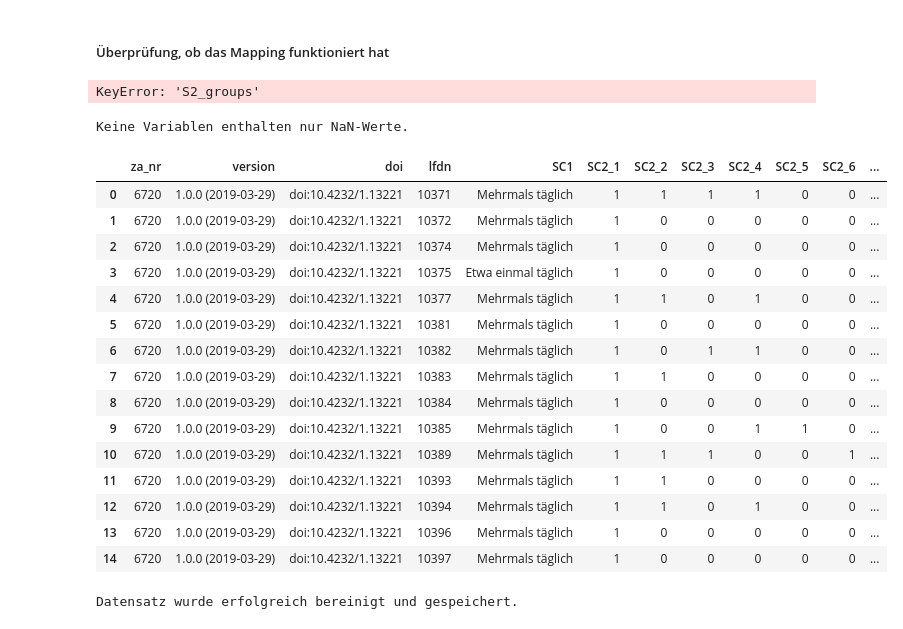
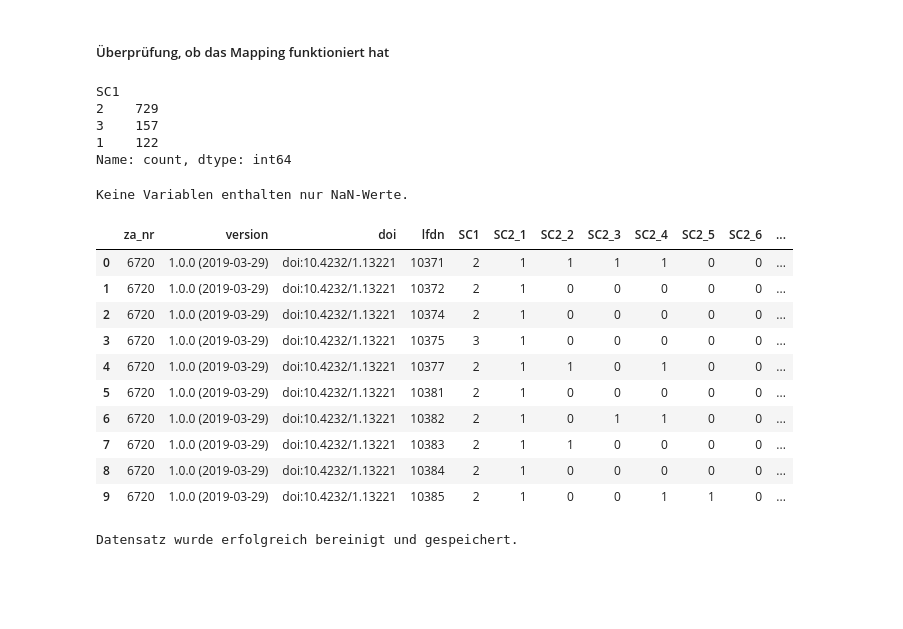
Before and after one commit to lara-polat/python_kurs, a Jupyter notebook: Project_Datenbereinigung.ipynb, the cells around one changed output. Drawn from its saved outputs; the diff is of its cells as text; code cells hidden in the pictures; blank space fills up the shorter version.

```diff
--- a/Project_Datenbereinigung.ipynb
+++ b/Project_Datenbereinigung.ipynb
@@ -454,6 +421,16 @@ Weiblich    499
 Name: count, dtype: int64
 # %% [markdown]
 #### Überschreiben der Likert-Skalen
+# %%
+# Mapping für SC1
+
+sc1_mapping = {
+    "(Fast) die ganze Zeit / ständig": 1,
+    "Mehrmals täglich": 2,
+    "Etwa einmal täglich": 3,
+}
+
+df_renamed["SC1"] = df_renamed["SC1"].apply(lambda x: sc1_mapping[x] if x in sc1_mapping else np.nan)
 # %%
 # Mapping für alle A2_*-Variablen (A2_1 bis A2_11)
 a2_mapping = {
@@ -940,16 +917,20 @@ df_renamed["S6"] = df_renamed["S6"].apply(lambda x: s6_mapping[x] if x in s6_map
 # %%
 #Alter überschreiben, sodass es nur noch eine Zahl ist
 
-df_renamed["S2"] = df_renamed["S2"].str.extract(r"(\d+)").astype(float)
+df_renamed["S2"] = df_renamed["S2"].astype(str).str.extract(r"(\d+)").astype(float)
 # %%
 # Haushaltsgröße überschreiben, sodass es nur noch eine Zahl ist
-df_renamed["S3"] = df_renamed["S3"].str.extract(r"(\d+)").astype(float)
+df_renamed["S3"] = df_renamed["S3"].astype(str).str.extract(r"(\d+)").astype(float)
 # %% [markdown]
 ##### Überprüfung, ob das Mapping funktioniert hat
 # %%
-df_renamed['S2_groups'].value_counts(dropna=False)
+df_renamed['SC1'].value_counts(dropna=False)
 # %% [output]
-KeyError: 'S2_groups'
+SC1
+2    729
+3    157
+1    122
+Name: count, dtype: int64
 # %%
 # Neue Altersvariable in Gruppen
 
@@ -1008,24 +989,19 @@ else:
 # %% [output]
 Keine Variablen enthalten nur NaN-Werte.
 # %%
-df_renamed.head(15)
+df_renamed.head(10)
 # %% [output]
 |  | za_nr | version | doi | lfdn | SC1 | SC2_1 | SC2_2 | SC2_3 | SC2_4 | SC2_5 | SC2_6 | ... |
-| 0 | 6720 | 1.0.0 (2019-03-29) | doi:10.4232/1.13221 | 10371 | Mehrmals täglich | 1 | 1 | 1 | 1 | 0 | 0 | ... |
-| 1 | 6720 | 1.0.0 (2019-03-29) | doi:10.4232/1.13221 | 10372 | Mehrmals täglich | 1 | 0 | 0 | 0 | 0 | 0 | ... |
-| 2 | 6720 | 1.0.0 (2019-03-29) | doi:10.4232/1.13221 | 10374 | Mehrmals täglich | 1 | 0 | 0 | 0 | 0 | 0 | ... |
-| 3 | 6720 | 1.0.0 (2019-03-29) | doi:10.4232/1.13221 | 10375 | Etwa einmal täglich | 1 | 0 | 0 | 0 | 0 | 0 | ... |
-| 4 | 6720 | 1.0.0 (2019-03-29) | doi:10.4232/1.13221 | 10377 | Mehrmals täglich | 1 | 1 | 0 | 1 | 0 | 0 | ... |
-| 5 | 6720 | 1.0.0 (2019-03-29) | doi:10.4232/1.13221 | 10381 | Mehrmals täglich | 1 | 0 | 0 | 0 | 0 | 0 | ... |
-| 6 | 6720 | 1.0.0 (2019-03-29) | doi:10.4232/1.13221 | 10382 | Mehrmals täglich | 1 | 0 | 1 | 1 | 0 | 0 | ... |
-| 7 | 6720 | 1.0.0 (2019-03-29) | doi:10.4232/1.13221 | 10383 | Mehrmals täglich | 1 | 1 | 0 | 0 | 0 | 0 | ... |
-| 8 | 6720 | 1.0.0 (2019-03-29) | doi:10.4232/1.13221 | 10384 | Mehrmals täglich | 1 | 0 | 0 | 0 | 0 | 0 | ... |
-| 9 | 6720 | 1.0.0 (2019-03-29) | doi:10.4232/1.13221 | 10385 | Mehrmals täglich | 1 | 0 | 0 | 1 | 1 | 0 | ... |
-| 10 | 6720 | 1.0.0 (2019-03-29) | doi:10.4232/1.13221 | 10389 | Mehrmals täglich | 1 | 1 | 1 | 0 | 0 | 1 | ... |
-| 11 | 6720 | 1.0.0 (2019-03-29) | doi:10.4232/1.13221 | 10393 | Mehrmals täglich | 1 | 1 | 0 | 0 | 0 | 0 | ... |
-| 12 | 6720 | 1.0.0 (2019-03-29) | doi:10.4232/1.13221 | 10394 | Mehrmals täglich | 1 | 1 | 0 | 1 | 0 | 0 | ... |
-| 13 | 6720 | 1.0.0 (2019-03-29) | doi:10.4232/1.13221 | 10396 | Mehrmals täglich | 1 | 0 | 0 | 0 | 0 | 0 | ... |
-| 14 | 6720 | 1.0.0 (2019-03-29) | doi:10.4232/1.13221 | 10397 | Mehrmals täglich | 1 | 0 | 0 | 0 | 0 | 0 | ... |
+| 0 | 6720 | 1.0.0 (2019-03-29) | doi:10.4232/1.13221 | 10371 | 2 | 1 | 1 | 1 | 1 | 0 | 0 | ... |
+| 1 | 6720 | 1.0.0 (2019-03-29) | doi:10.4232/1.13221 | 10372 | 2 | 1 | 0 | 0 | 0 | 0 | 0 | ... |
+| 2 | 6720 | 1.0.0 (2019-03-29) | doi:10.4232/1.13221 | 10374 | 2 | 1 | 0 | 0 | 0 | 0 | 0 | ... |
+| 3 | 6720 | 1.0.0 (2019-03-29) | doi:10.4232/1.13221 | 10375 | 3 | 1 | 0 | 0 | 0 | 0 | 0 | ... |
+| 4 | 6720 | 1.0.0 (2019-03-29) | doi:10.4232/1.13221 | 10377 | 2 | 1 | 1 | 0 | 1 | 0 | 0 | ... |
+| 5 | 6720 | 1.0.0 (2019-03-29) | doi:10.4232/1.13221 | 10381 | 2 | 1 | 0 | 0 | 0 | 0 | 0 | ... |
+| 6 | 6720 | 1.0.0 (2019-03-29) | doi:10.4232/1.13221 | 10382 | 2 | 1 | 0 | 1 | 1 | 0 | 0 | ... |
+| 7 | 6720 | 1.0.0 (2019-03-29) | doi:10.4232/1.13221 | 10383 | 2 | 1 | 1 | 0 | 0 | 0 | 0 | ... |
+| 8 | 6720 | 1.0.0 (2019-03-29) | doi:10.4232/1.13221 | 10384 | 2 | 1 | 0 | 0 | 0 | 0 | 0 | ... |
+| 9 | 6720 | 1.0.0 (2019-03-29) | doi:10.4232/1.13221 | 10385 | 2 | 1 | 0 | 0 | 1 | 1 | 0 | ... |
 # %%
 # Speichere den Datensatz mit den umbenannten und bereinigten Variablen
 df_renamed.to_csv("data/Datensatz_Intensivnutzung_bereinigt.csv", index=False)
```
Also changed, not shown: parts of 45 cells of this notebook, 1 other file.
